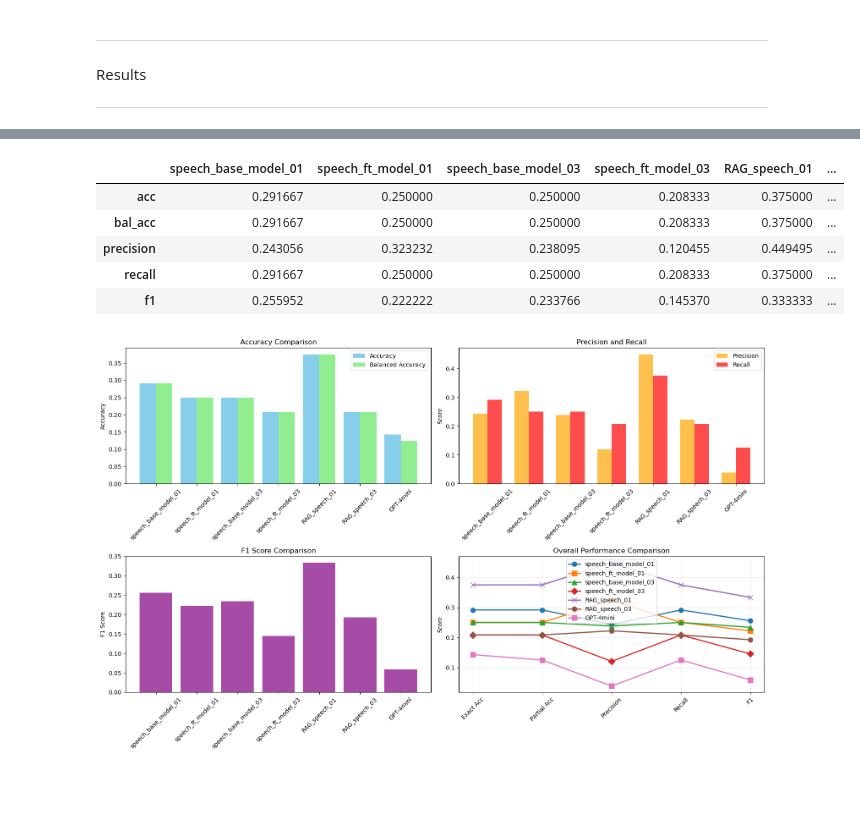
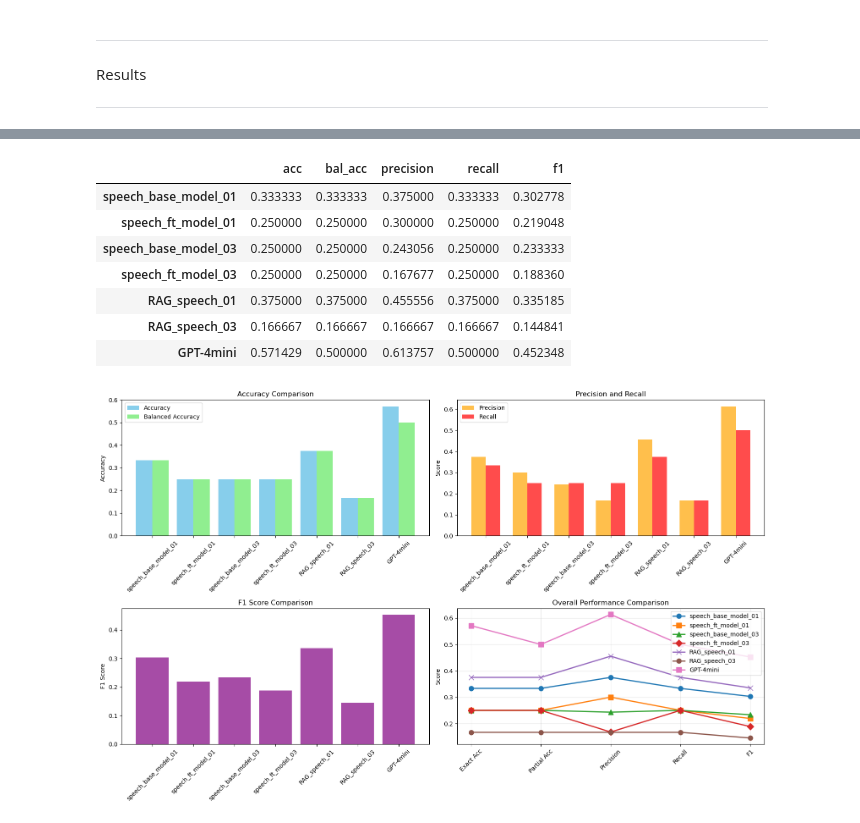
Before and after one commit to jelenameyer/dlss-project-lem, a Jupyter notebook: code/4.0_validation_via_Classification.ipynb, the cells around one changed output, grey strips where cells are left out. Saved outputs shown, nothing was run; the diff lists cells and outputs as text; code cells hidden in the pictures; blank space fills up the shorter version.

Commit message:
finalize classifier validation

```diff
--- a/code/4.0_validation_via_Classification.ipynb
+++ b/code/4.0_validation_via_Classification.ipynb
@@ -43,5 +43,5 @@ ______________________________________________________________
 # preprocess GPT speeches separately
 GPT_data = GPT_data.dropna(subset=["speech_text"])
 GPT_data = GPT_data.rename(columns={"party": "label"})
-GPT_data = GPT_data[["speech_text", "label"]]
+GPT_data = GPT_data[[ "label", "speech_text"]]
 GPT_data = Dataset.from_pandas(GPT_data, preserve_index=False)
@@ -132,4 +97,12 @@ for name, dataset in data_dict.items():
     # Convert back to Hugging Face Dataset
     cleaned_data_dict[name] = Dataset.from_pandas(df)
 # %%
-a["speech_text"][0]
+# save single dfs:
+speech_base_model_01 = cleaned_data_dict["speech_base_model_01"]
+speech_ft_model_01 = cleaned_data_dict["speech_ft_model_01"]
+speech_base_model_03 = cleaned_data_dict["speech_base_model_03"]
+speech_ft_model_03 = cleaned_data_dict["speech_ft_model_03"]
+RAG_speech_01 = cleaned_data_dict["RAG_speech_01"]
+RAG_speech_03 = cleaned_data_dict["RAG_speech_03"]
+RAG_speech_03 = cleaned_data_dict["RAG_speech_03"]
+GPT_data = cleaned_data_dict["GPT-4mini"]
@@ -422,14 +393,17 @@ weighted avg       0.04      0.14      0.07        21
 # %%
 # compare final results
 final_performance_results_df = pd.DataFrame(final_performance_results)
+final_performance_results_df = final_performance_results_df.T
 final_performance_results_df
 # %% [output]
-|  | speech_base_model_01 | speech_ft_model_01 | speech_base_model_03 | speech_ft_model_03 | RAG_speech_01 | ... |
-| acc | 0.291667 | 0.250000 | 0.250000 | 0.208333 | 0.375000 | ... |
-| bal_acc | 0.291667 | 0.250000 | 0.250000 | 0.208333 | 0.375000 | ... |
-| precision | 0.243056 | 0.323232 | 0.238095 | 0.120455 | 0.449495 | ... |
-| recall | 0.291667 | 0.250000 | 0.250000 | 0.208333 | 0.375000 | ... |
-| f1 | 0.255952 | 0.222222 | 0.233766 | 0.145370 | 0.333333 | ... |
+|  | acc | bal_acc | precision | recall | f1 |
+| speech_base_model_01 | 0.333333 | 0.333333 | 0.375000 | 0.333333 | 0.302778 |
+| speech_ft_model_01 | 0.250000 | 0.250000 | 0.300000 | 0.250000 | 0.219048 |
+| speech_base_model_03 | 0.250000 | 0.250000 | 0.243056 | 0.250000 | 0.233333 |
+| speech_ft_model_03 | 0.250000 | 0.250000 | 0.167677 | 0.250000 | 0.188360 |
+| RAG_speech_01 | 0.375000 | 0.375000 | 0.455556 | 0.375000 | 0.335185 |
+| RAG_speech_03 | 0.166667 | 0.166667 | 0.166667 | 0.166667 | 0.144841 |
+| GPT-4mini | 0.571429 | 0.500000 | 0.613757 | 0.500000 | 0.452348 |
 # %%
 # Visualising the results
 def visualising_results(metrics_summary, results_dict = model_names):
@@ -496,4 +470,4 @@ def visualising_results(metrics_summary, results_dict = model_names):
 # %%
 visualising_results(final_performance_results, results_dict = model_names)
 # %% [output]
-[figure, old version]
+[figure, new version]
```
Also changed, not shown: parts of 5 cells of this notebook, 5 other files.
